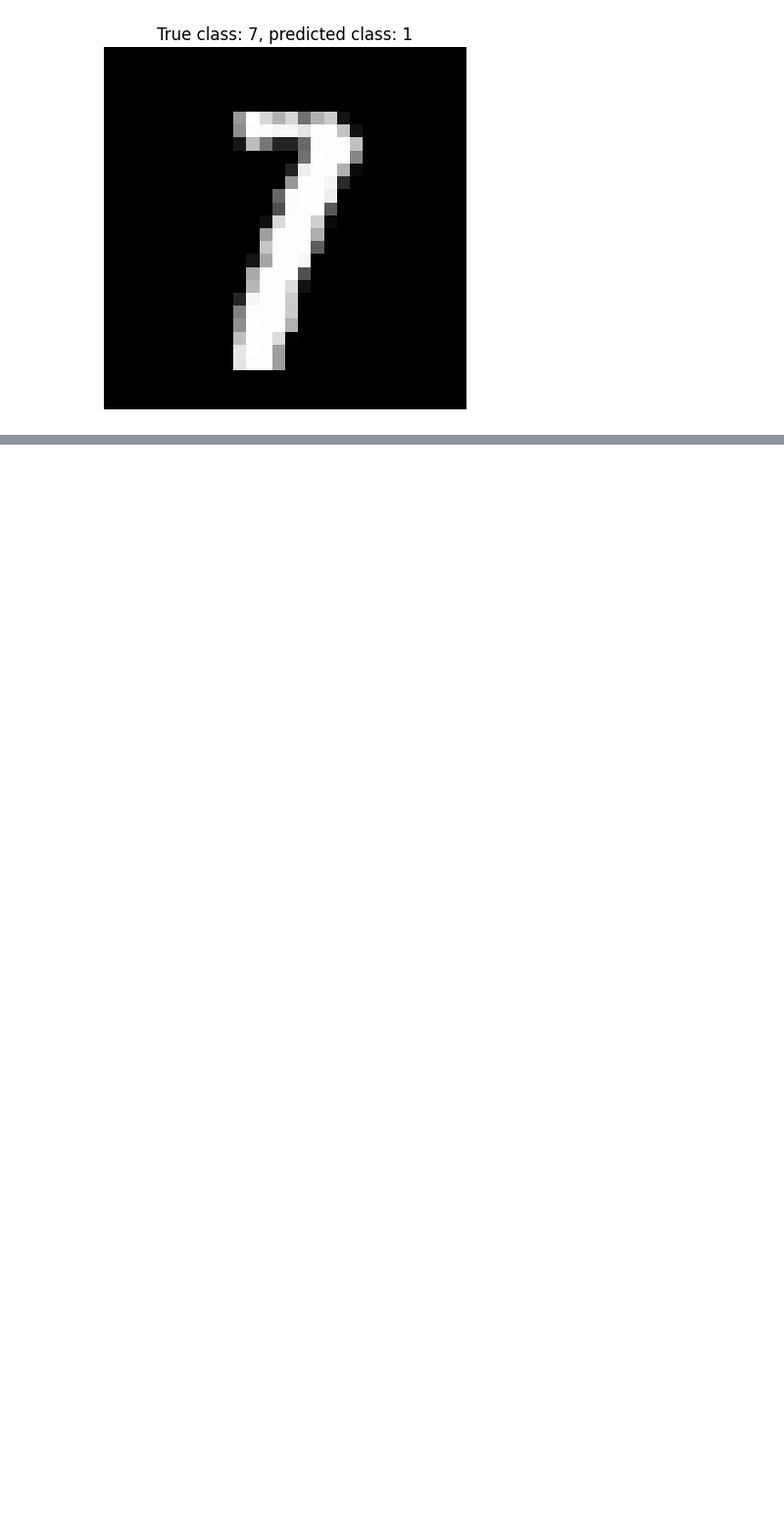
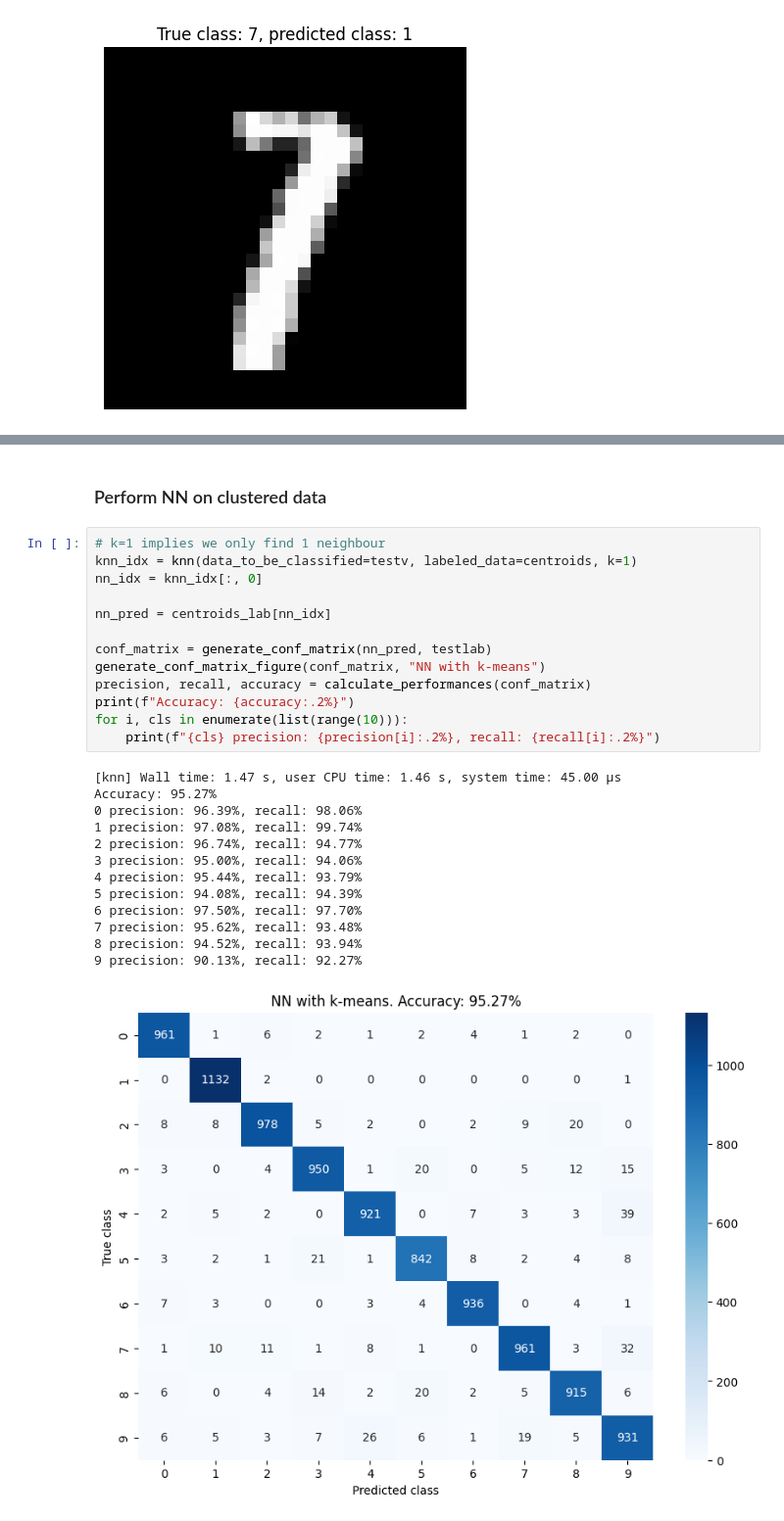
Before and after one commit to Martin-Ansteensen/TTT4275-Classification-project, a Jupyter notebook: Number_task/Numbers.ipynb, the cells around one changed output, grey strips where cells are left out. Shown at 98% size. Saved outputs shown, nothing was run; the diff lists cells and outputs as text; blank space fills up the shorter version.

```diff
--- a/Number_task/Numbers.ipynb
+++ b/Number_task/Numbers.ipynb
@@ -545,0 +424,29 @@ Wall time: 39.6 s
+# %% [markdown]
+### Perform NN on clustered data
+# %%
+# k=1 implies we only find 1 neighbour
+knn_idx = knn(data_to_be_classified=testv, labeled_data=centroids, k=1)
+nn_idx = knn_idx[:, 0]
+
+nn_pred = centroids_lab[nn_idx]
+
+conf_matrix = generate_conf_matrix(nn_pred, testlab)
+generate_conf_matrix_figure(conf_matrix, "NN with k-means")
+precision, recall, accuracy = calculate_performances(conf_matrix)
+print(f"Accuracy: {accuracy:.2%}")
+for i, cls in enumerate(list(range(10))):
+    print(f"{cls} precision: {precision[i]:.2%}, recall: {recall[i]:.2%}")
+# %% [output]
+[knn] Wall time: 1.47 s, user CPU time: 1.46 s, system time: 45.00 µs
+Accuracy: 95.27%
+0 precision: 96.39%, recall: 98.06%
+1 precision: 97.08%, recall: 99.74%
+2 precision: 96.74%, recall: 94.77%
+3 precision: 95.00%, recall: 94.06%
+4 precision: 95.44%, recall: 93.79%
+5 precision: 94.08%, recall: 94.39%
+6 precision: 97.50%, recall: 97.70%
+7 precision: 95.62%, recall: 93.48%
+8 precision: 94.52%, recall: 93.94%
+9 precision: 90.13%, recall: 92.27%
+[figure, added]
```
Also changed, not shown: parts of 56 cells of this notebook, 4 other files.
